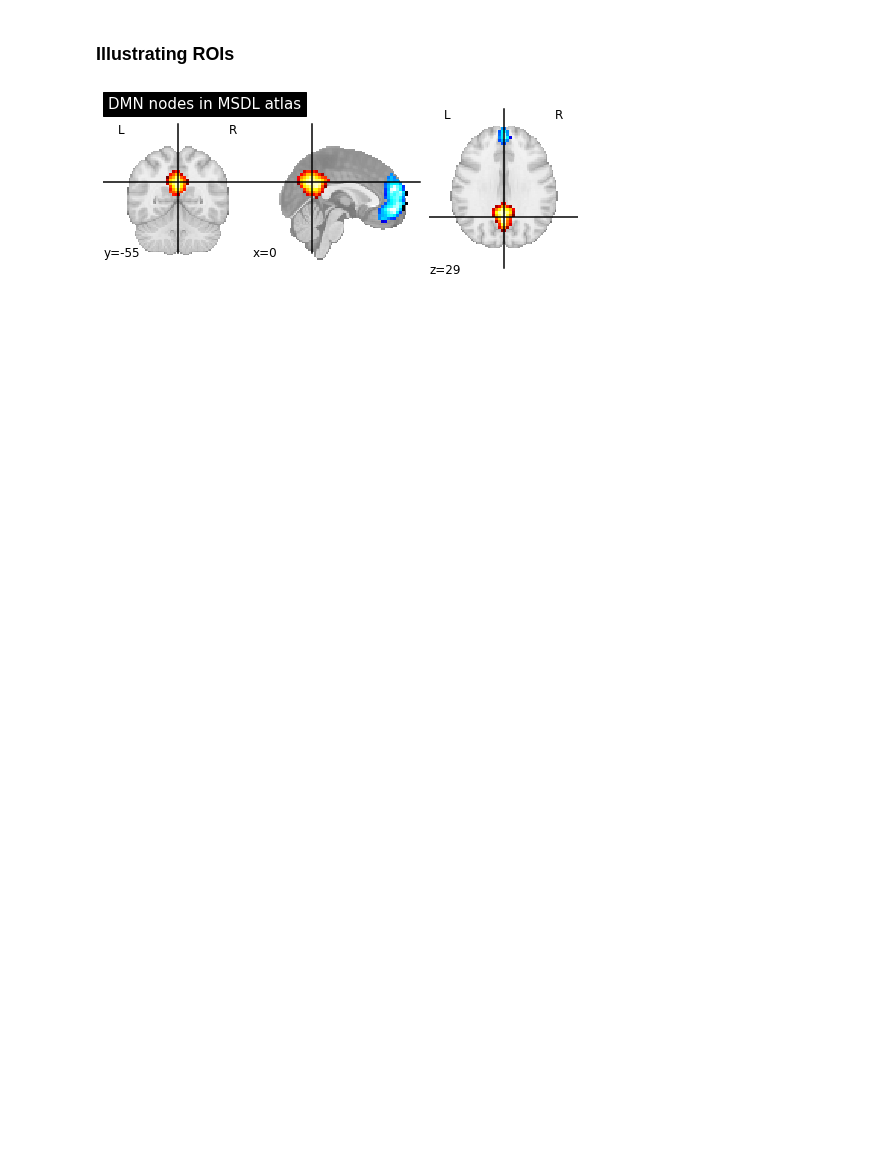
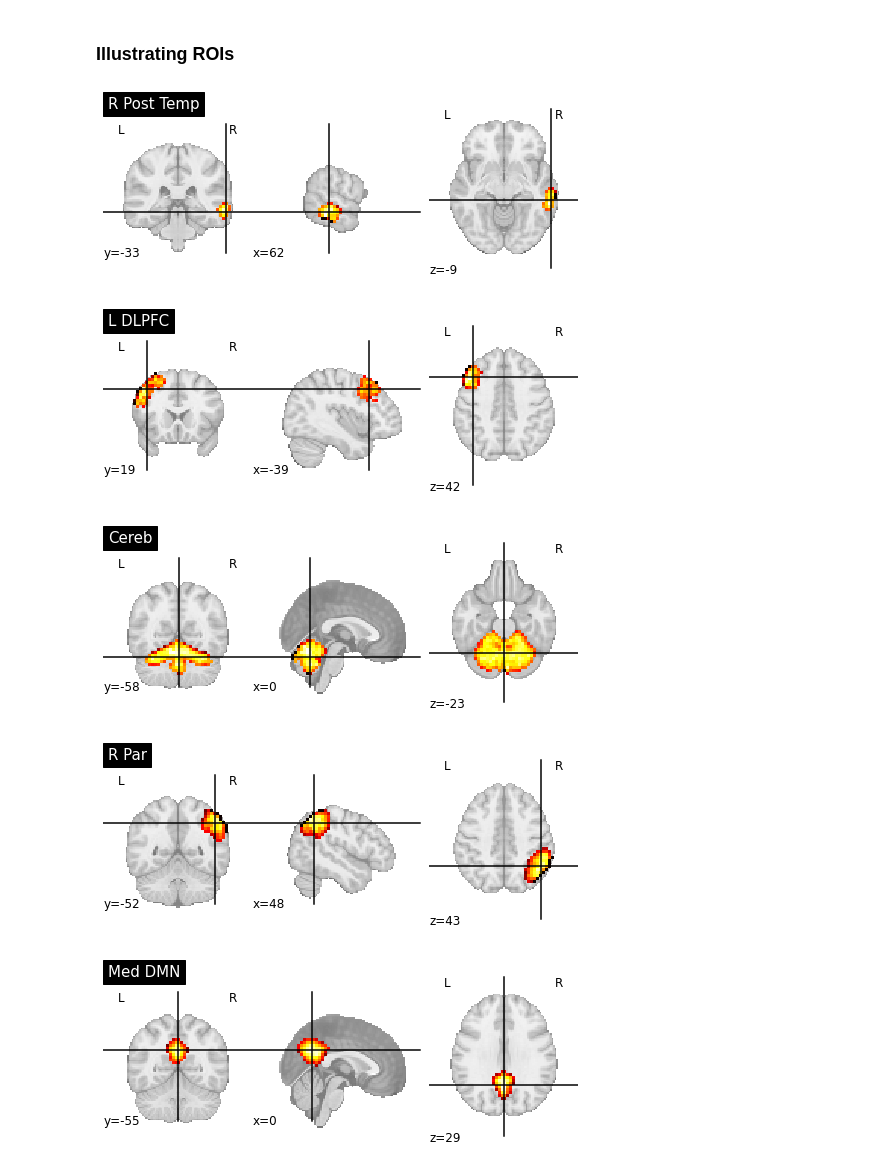
Before and after one commit to BobrG/neuro-gnn-project, a Jupyter notebook: run_gnnexplainer.ipynb, the cells around one changed output. Drawn from its saved outputs; the diff is of its cells as text; code cells hidden in the pictures; blank space fills up the shorter version.

```diff
--- a/run_gnnexplainer.ipynb
+++ b/run_gnnexplainer.ipynb
@@ -284,0 +290,10 @@ group level ranking
+# %%
+# group level: to rank most salient ROIs on the explanation mask,
+#              we calculate the sum of the edge weights connected to each node.
+print('group level ranking')
+ranking = {}
+for i, row in enumerate(general_edge_mask):
+    ranking[list(names_map.keys())[i]] = sum(abs(row))
+
+ranking = sorted(ranking.items(), key=lambda a: -a[1])
+print(*enumerate(ranking), sep='\n')
@@ -285,11 +318,2 @@ group level ranking
 # %% [markdown]
 ### Illustrating ROIs
-# %%
-import os
-
-folder = '/home/neuro-gnn-project/rois/'
-if not os.path.exists(folder):
-    os.mkdir(folder)
-
-for i in range(len(labels)):
-    nib.save(image.index_img(atlas_filename, 0), folder+'_'.join(labels[i].split(' '))+'.nii')
@@ -298,20 +320,18 @@ nib.save(image.index_img(atlas_filename, slice(0, 3)), './test.nii')
 # %%
-from nilearn import plotting, image
+from nilearn import plotting, image, datasets
 
 # First plot the map for the PCC: index 4 in the atlas
-display = plotting.plot_stat_map(image.index_img(atlas_filename, 4),
-                                 colorbar=False,
-                                 title="DMN nodes in MSDL atlas")
+for i, rank in enumerate(ranking[1:]):
+    plotting.plot_stat_map(image.index_img(atlas_filename, names_map[rank[0]]),
+                           colorbar=False, title=rank[0])
+    if i >= 4:
+        break
 
-# Now add as an overlay the maps for the ACC and the left and right
-# parietal nodes
-display.add_overlay(image.index_img(atlas_filename, 5),
-                    cmap=plotting.cm.black_blue)
-display.add_overlay(image.index_img(atlas_filename, 10),
-                    cmap=plotting.cm.black_green)
-# display.add_overlay(image.index_img(atlas_filename, 3),
-#                     cmap=plotting.cm.black_pink)
 
 plotting.show()
 # %% [output]
-[figure, old version]
+[figure, new version]
+[figure, added]
+[figure, added]
+[figure, added]
+[figure, added]
```
Also changed, not shown: parts of 25 cells of this notebook, 3 other files.
